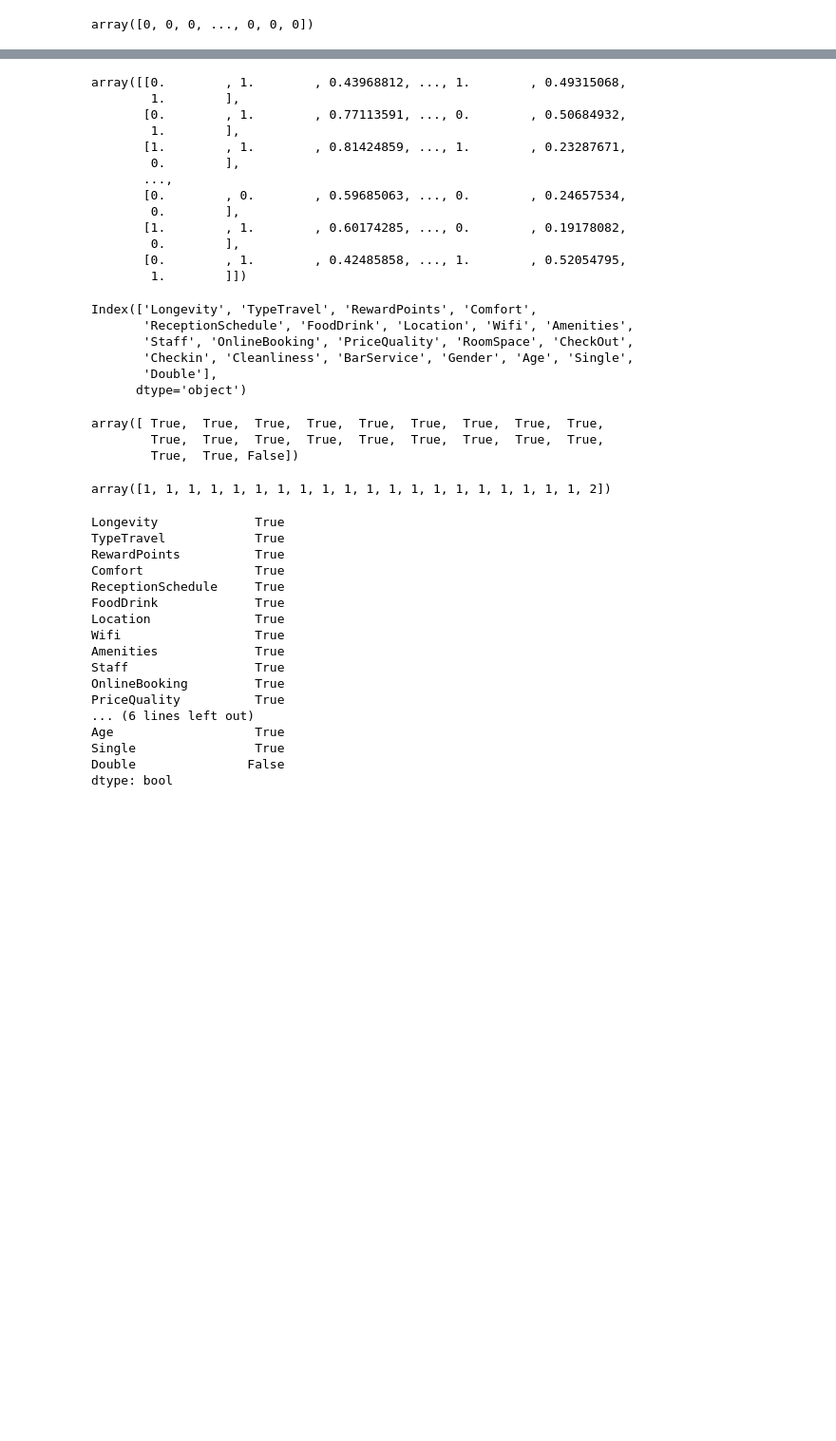
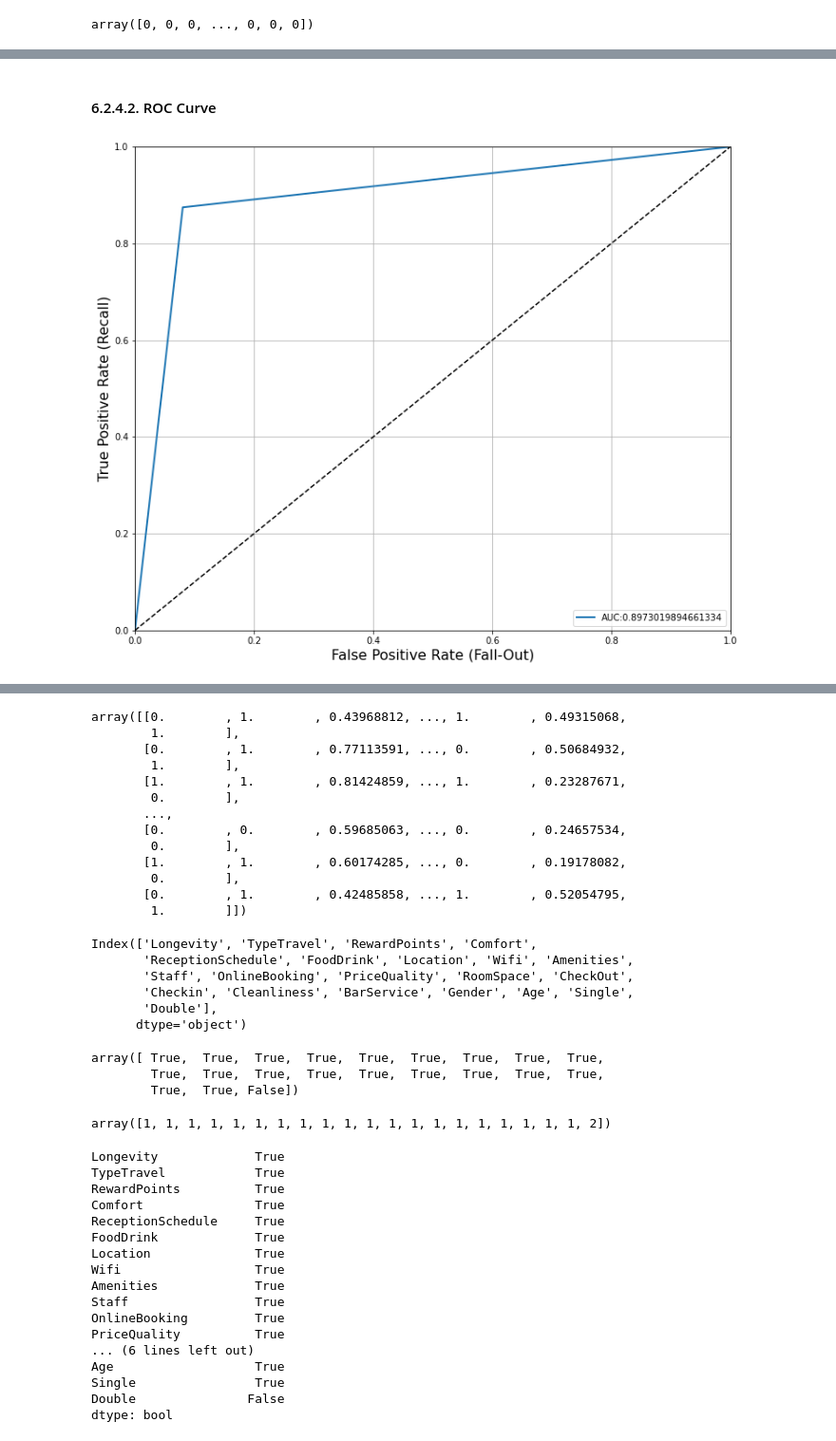
Before and after one commit to jorgecompleto/Churn-Supervised-Learning-Project, a Jupyter notebook: Churn Classifier - Supervised Learning.ipynb, the cells around one changed output, grey strips where cells are left out. Shown at 95% size. Drawn from its saved outputs; the diff is of its cells as text; code cells hidden in the pictures; blank space fills up the shorter version.

```diff
--- a/Churn Classifier - Supervised Learning.ipynb
+++ b/Churn Classifier - Supervised Learning.ipynb
@@ -1576,0 +1964,19 @@ plt.show()
+# %%
+min_samples_split_lst = [90, 100, 110] #Testing Number of Samples Required to split an Internal Node
+gini_score_train = []
+gini_score_val = []
+entropy_score_train = []
+entropy_score_val = []
+for i in min_samples_split_lst:
+    dt_gini = DecisionTreeClassifier(min_samples_split = i)
+    dt_gini.fit(X_train, y_train)
+    gini_run_train = dt_gini.score(X_train, y_train)
+    gini_run_val = dt_gini.score(X_val, y_val)
+    gini_score_train.append(gini_run_train)
+    gini_score_val.append(gini_run_val)
+    dt_entropy = DecisionTreeClassifier(min_samples_split = i, criterion = 'entropy')
+    dt_entropy.fit(X_train, y_train)
+    entropy_run_train = dt_entropy.score(X_train, y_train)
+    entropy_run_val = dt_entropy.score(X_val, y_val)
+    entropy_score_train.append(entropy_run_train)
+    entropy_score_val.append(entropy_run_val)
@@ -1576,0 +2118,4 @@ plt.show()
+# %%
+dt_opt = DecisionTreeClassifier(min_samples_split = 100, max_depth = 9, max_leaf_nodes=60, min_samples_leaf=50)
+dt_opt.fit(X_train, y_train)
+y_pred_dt = dt_opt.predict(X_val)
@@ -1576,0 +2164,26 @@ plt.show()
+# %% [markdown]
+#### 6.2.4.2. ROC Curve
+# %%
+y_pred_dt = dt_opt.predict(X_val)
+fpr_dt, tpr_dt, thresholds = roc_curve(y_val, y_pred_dt)
+auc_dt = roc_auc_score(y_val, y_pred_dt)
+# %%
+def plot_roc_curve(fpr, tpr, label = 'AUC= ' + str(auc)):
+    plt.plot(fpr, tpr, linewidth = 2, label = label)
+    plt.plot([0, 1], [0, 1], 'k--') # dashed diagonal
+    plt.axis([0, 1, 0, 1])
+    plt.xlabel('False Positive Rate (Fall-Out)', fontsize=16)
+    plt.ylabel('True Positive Rate (Recall)', fontsize=16)
+    plt.grid(True)
+
+plt.figure(figsize=(12, 10))
+plot_roc_curve(fpr_dt, tpr_dt, label = 'AUC:' + str(auc_dt))
+plt.legend(loc = 4)
+#fpr_90 = fpr[np.argmax(tpr >= recall_90_precision)]
+#plt.plot([fpr_90, fpr_90], [0., recall_90_precision], "r:")
+#plt.plot([0.0, fpr_90], [recall_90_precision, recall_90_precision], "r:")
+#plt.plot([fpr_90], [recall_90_precision], "ro")
+#save_fig("roc_curve_plot")
+plt.show()
+# %% [output]
+[figure, added]
```
Also changed, not shown: parts of 281 cells of this notebook.
